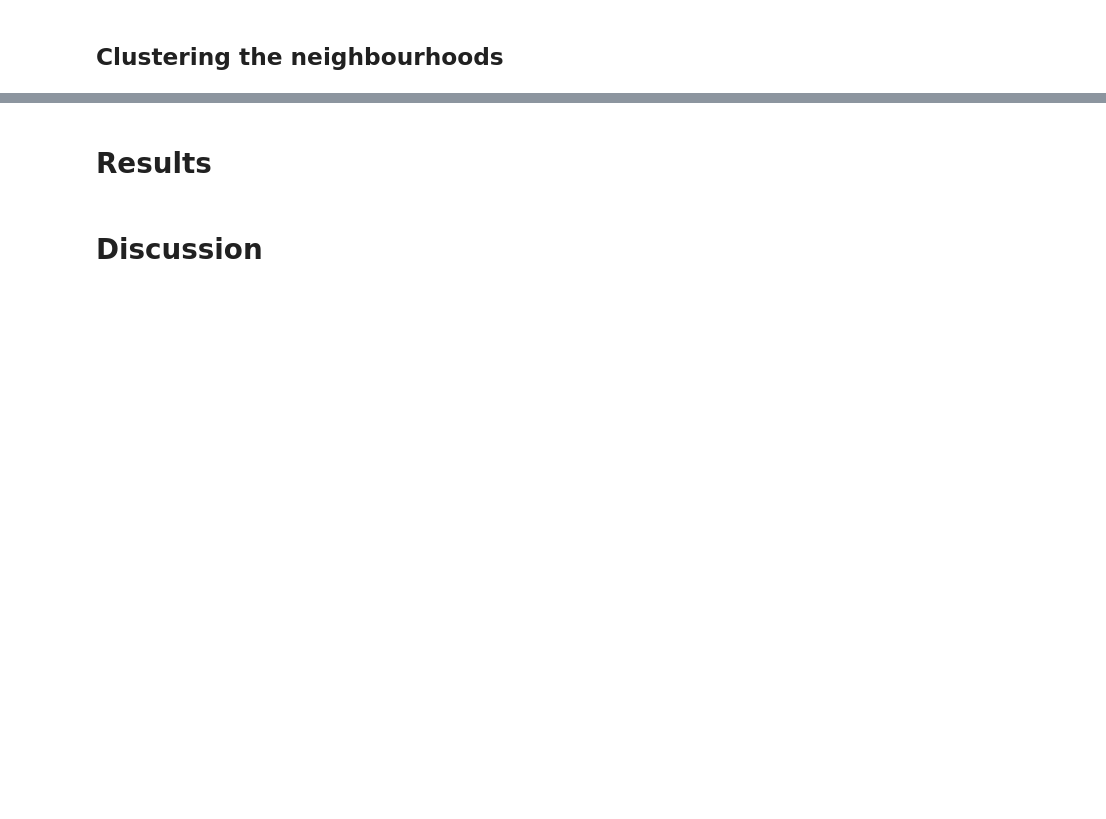
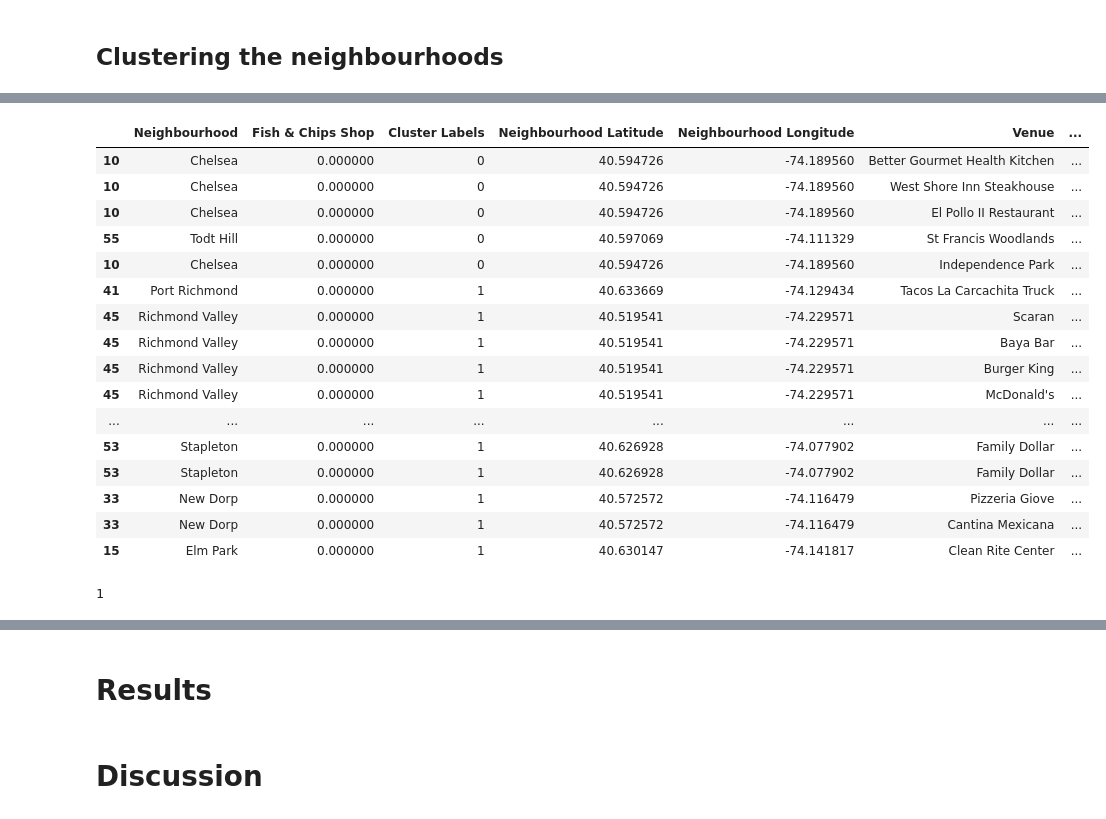
Before and after one commit to caitydows/coursera-capstone, a Jupyter notebook: Battle of the Neighbourhoods (Week 2).ipynb, the cells around one changed output, grey strips where cells are left out. Drawn from its saved outputs; the diff is of its cells as text; code cells hidden in the pictures; blank space fills up the shorter version.

```diff
--- a/Battle of the Neighbourhoods (Week 2).ipynb
+++ b/Battle of the Neighbourhoods (Week 2).ipynb
@@ -411,0 +547,4 @@ staten_merged.loc[staten_merged['Cluster Labels'] == 4, staten_merged.columns[[1
+# %%
+newmerge = fish_chips.copy()
+newmerge["Cluster Labels"] = kmeans.labels_
+newmerge.head()
@@ -411,0 +558,3 @@ staten_merged.loc[staten_merged['Cluster Labels'] == 4, staten_merged.columns[[1
+# %%
+newmerge = newmerge.join(staten_venues.set_index("Neighbourhood"), on="Neighbourhood")
+newmerge.head()
@@ -411,0 +568,27 @@ staten_merged.loc[staten_merged['Cluster Labels'] == 4, staten_merged.columns[[1
+# %%
+# sorting the results by cluster labels
+newmerge.sort_values(["Cluster Labels"], inplace=True)
+newmerge
+# %% [output]
+|  | Neighbourhood | Fish & Chips Shop | Cluster Labels | Neighbourhood Latitude | Neighbourhood Longitude | Venue | ... |
+| 10 | Chelsea | 0.000000 | 0 | 40.594726 | -74.189560 | Better Gourmet Health Kitchen | ... |
+| 10 | Chelsea | 0.000000 | 0 | 40.594726 | -74.189560 | West Shore Inn Steakhouse | ... |
+| 10 | Chelsea | 0.000000 | 0 | 40.594726 | -74.189560 | El Pollo II Restaurant | ... |
+| 55 | Todt Hill | 0.000000 | 0 | 40.597069 | -74.111329 | St Francis Woodlands | ... |
+| 10 | Chelsea | 0.000000 | 0 | 40.594726 | -74.189560 | Independence Park | ... |
+| 41 | Port Richmond | 0.000000 | 1 | 40.633669 | -74.129434 | Tacos La Carcachita Truck | ... |
+| 45 | Richmond Valley | 0.000000 | 1 | 40.519541 | -74.229571 | Scaran | ... |
+| 45 | Richmond Valley | 0.000000 | 1 | 40.519541 | -74.229571 | Baya Bar | ... |
+| 45 | Richmond Valley | 0.000000 | 1 | 40.519541 | -74.229571 | Burger King | ... |
+| 45 | Richmond Valley | 0.000000 | 1 | 40.519541 | -74.229571 | McDonald's | ... |
+| ... | ... | ... | ... | ... | ... | ... | ... |
+| 53 | Stapleton | 0.000000 | 1 | 40.626928 | -74.077902 | Family Dollar | ... |
+| 53 | Stapleton | 0.000000 | 1 | 40.626928 | -74.077902 | Family Dollar | ... |
+| 33 | New Dorp | 0.000000 | 1 | 40.572572 | -74.116479 | Pizzeria Giove | ... |
+| 33 | New Dorp | 0.000000 | 1 | 40.572572 | -74.116479 | Cantina Mexicana | ... |
+| 15 | Elm Park | 0.000000 | 1 | 40.630147 | -74.141817 | Clean Rite Center | ... |
+# %%
+# checking how many fish and chips restaurants there are
+newmerge["Venue Category"].value_counts()["Fish & Chips Shop"]
+# %% [output]
+1
```
Also changed, not shown: parts of 26 cells of this notebook.
